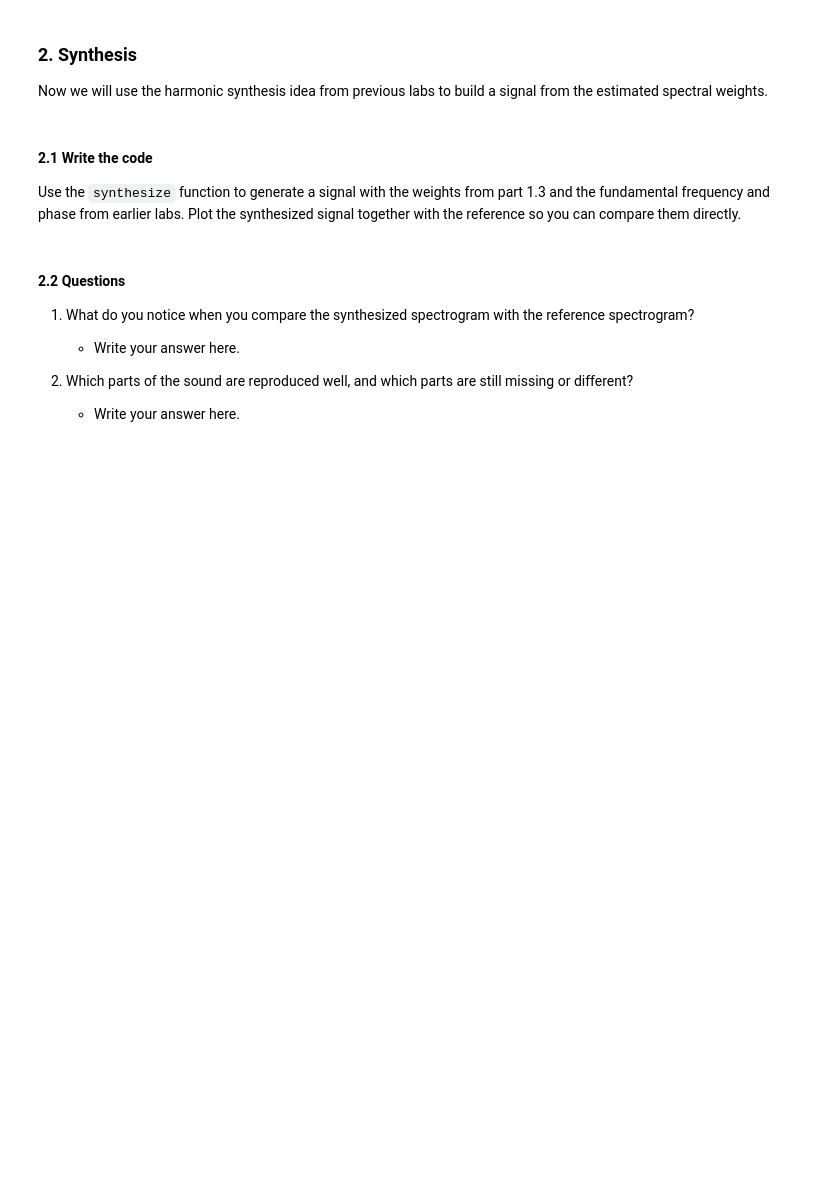
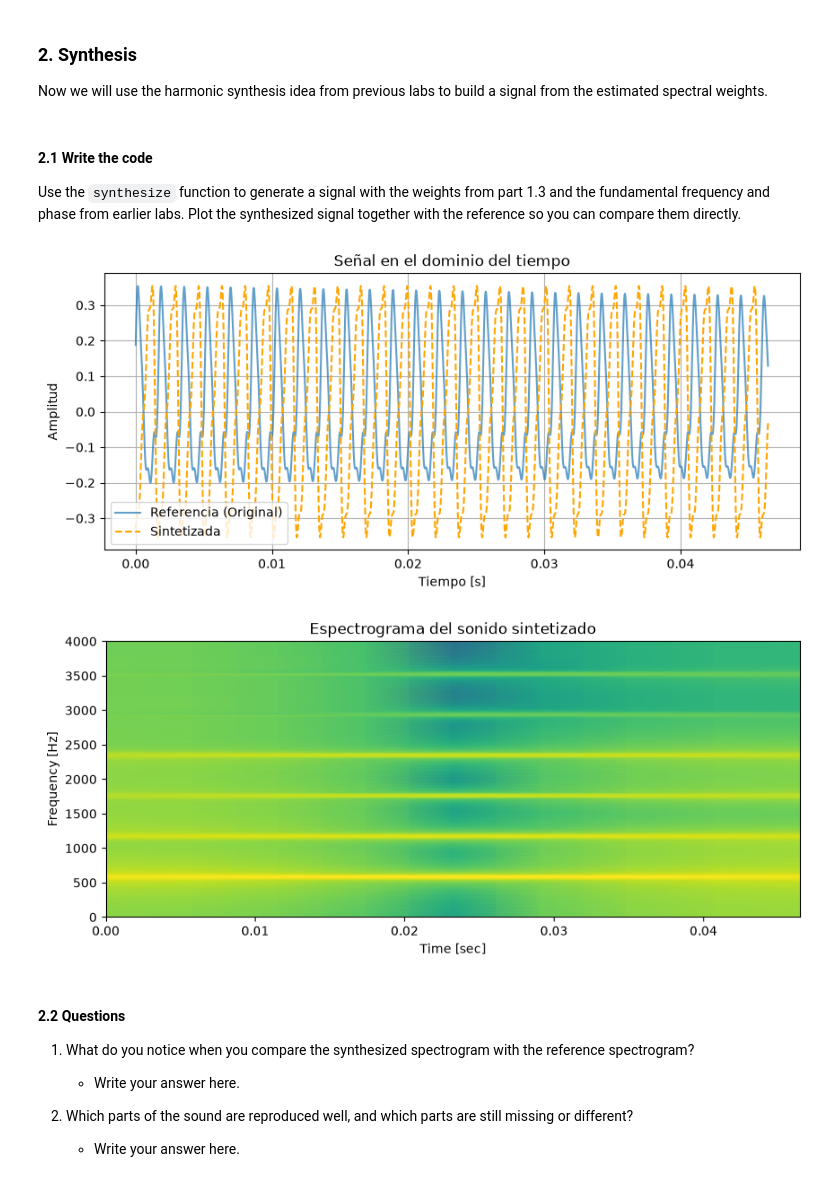
Before and after one commit to marcsoler08-sudo/sis1_marc_gerard, a Jupyter notebook: labs/Lab3.ipynb, the cells around one changed output. Saved outputs shown, nothing was run; the diff lists cells and outputs as text; code cells hidden in the pictures; blank space fills up the shorter version.

```diff
--- a/labs/Lab3.ipynb
+++ b/labs/Lab3.ipynb
@@ -110,8 +157,47 @@ def synthesize(f0, phi, Ak, t):
 Use the `synthesize` function to generate a signal with the weights from part 1.3 and the fundamental frequency and phase from earlier labs. Plot the synthesized signal together with the reference so you can compare them directly.
 # %%
 # Write the synthesis code here
+f0=588
+phi=2.578141307339463
+
+# 2. Definir el mismo fragmento de referencia (t = 0.5 s)
+t_start = 0.5
+n_samples = 2048  # El tamaño de la ventana usada anteriormente
+
+start_sample = int(t_start * fs)
+ref_fragment = reference_audio[start_sample : start_sample + n_samples]
+
+# 3. Crear el vector de tiempo 't' para la duración de este fragmento
+t = np.arange(n_samples) / fs
+
+sound = synthesize(f0, phi, weights, t)
 # %%
+sound = sound * (np.max(np.abs(ref_fragment)) / np.max(np.abs(sound)))
 # Write the plotting code here, both time domain and spectrogram
+# ==========================================
+# 1. DOMINIO DEL TIEMPO (Time domain)
+# ==========================================
+plt.figure(figsize=(10, 4))
+plt.plot(t, ref_fragment, label='Referencia (Original)', alpha=0.7)
+plt.plot(t, sound, label='Sintetizada', linestyle='--', color='orange')
+plt.xlabel('Tiempo [s]')
+plt.ylabel('Amplitud')
+plt.title('Señal en el dominio del tiempo')
+plt.legend()
+plt.grid(True)
+plt.show()
+
+# ==========================================
+# 2. ESPECTROGRAMA (Spectrogram)
+# ==========================================
+# Graficamos el espectrograma del sonido sintetizado
+ax = plot_spectrogram(sound, sr=fs, N=2048, H=256)
+ax.set_ylim([0, 4000])
+plt.title('Espectrograma del sonido sintetizado')
+plt.show()
+# %% [output]
+[figure, added]
+[figure, added]
 # %% [markdown]
 #### 2.2 Questions
 
```
Also changed, not shown: parts of 9 cells of this notebook.
